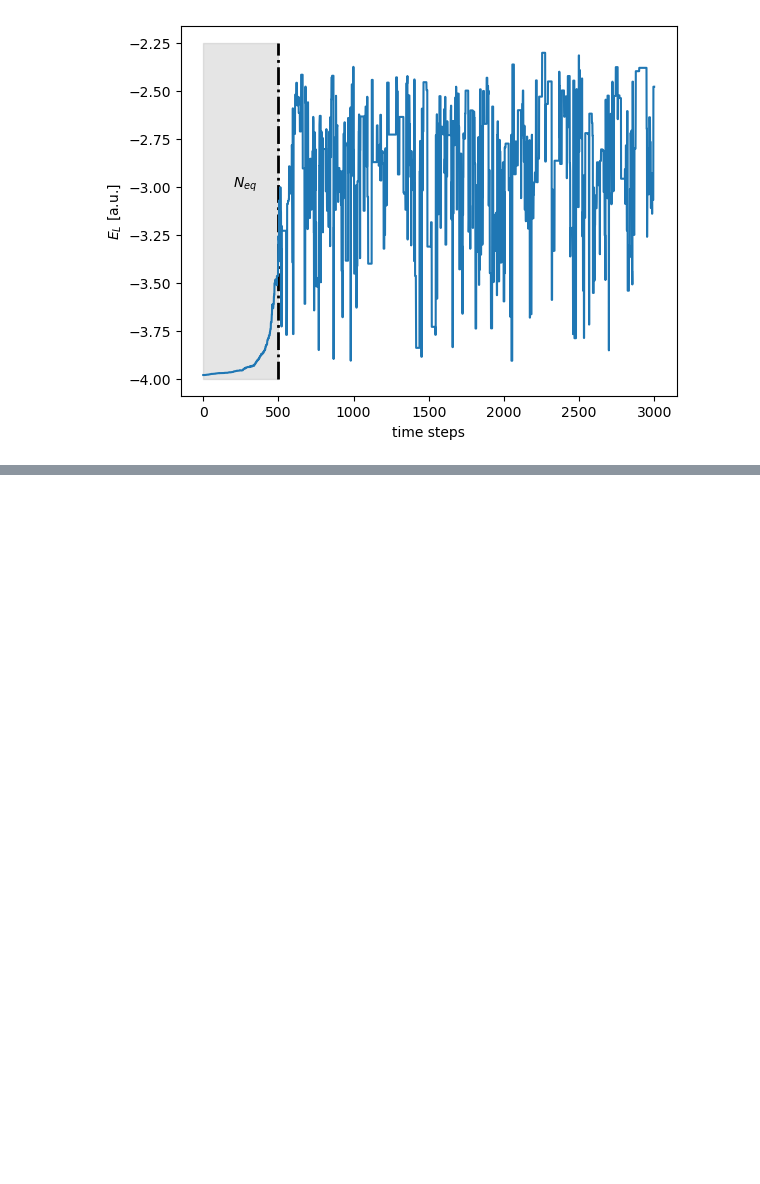
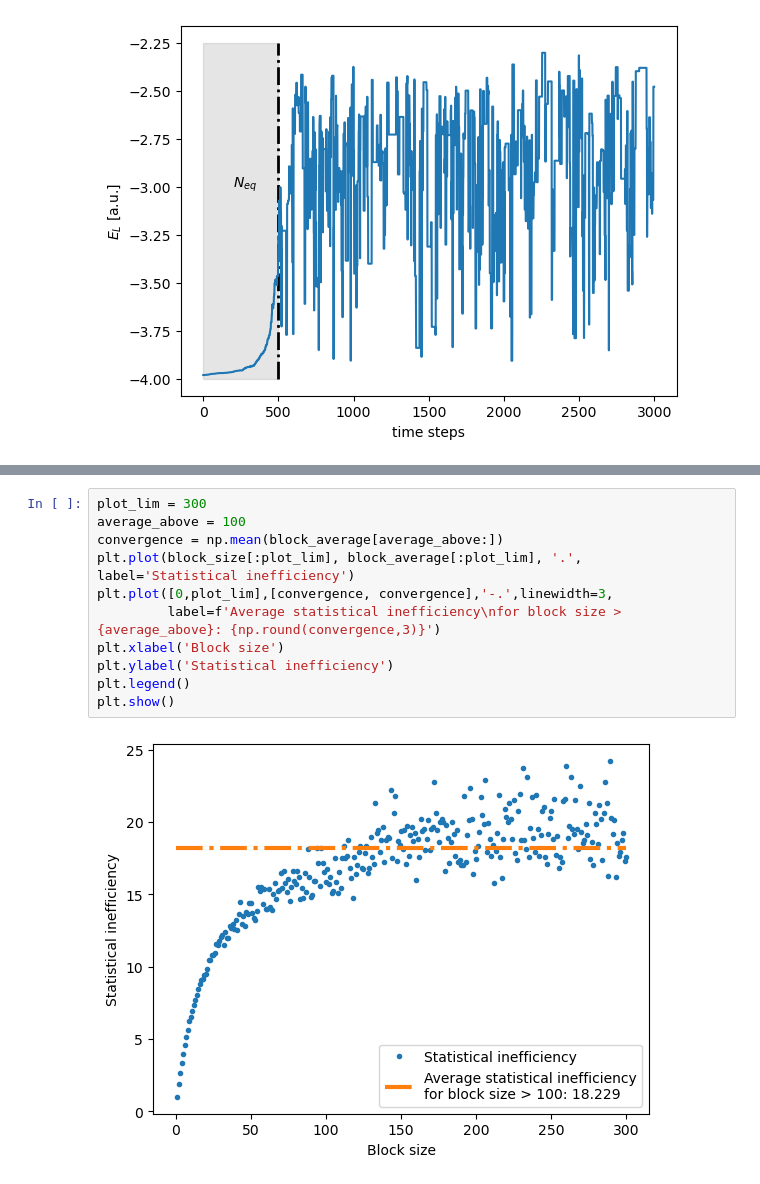
Before and after one commit to gujoh/compfys-h2b, a Jupyter notebook: plotting/task_2.ipynb, the cells around one changed output, grey strips where cells are left out. Drawn from its saved outputs; the diff is of its cells as text; blank space fills up the shorter version.

```diff
--- a/plotting/task_2.ipynb
+++ b/plotting/task_2.ipynb
@@ -41,0 +36,13 @@ plt.show()
+# %%
+plot_lim = 300
+average_above = 100
+convergence = np.mean(block_average[average_above:])
+plt.plot(block_size[:plot_lim], block_average[:plot_lim], '.', label='Statistical inefficiency')
+plt.plot([0,plot_lim],[convergence, convergence],'-.',linewidth=3,
+         label=f'Average statistical inefficiency\nfor block size > {average_above}: {np.round(convergence,3)}')
+plt.xlabel('Block size')
+plt.ylabel('Statistical inefficiency')
+plt.legend()
+plt.show()
+# %% [output]
+[figure, added]
```
Also changed, not shown: parts of 4 cells of this notebook.
